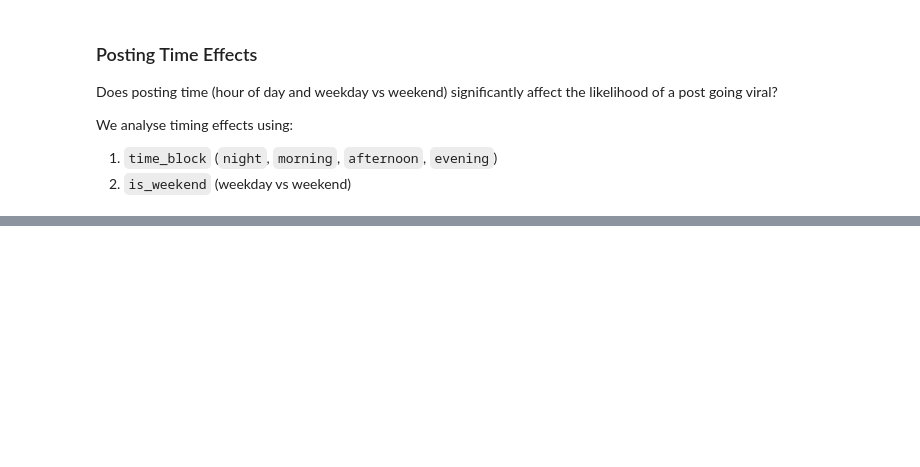
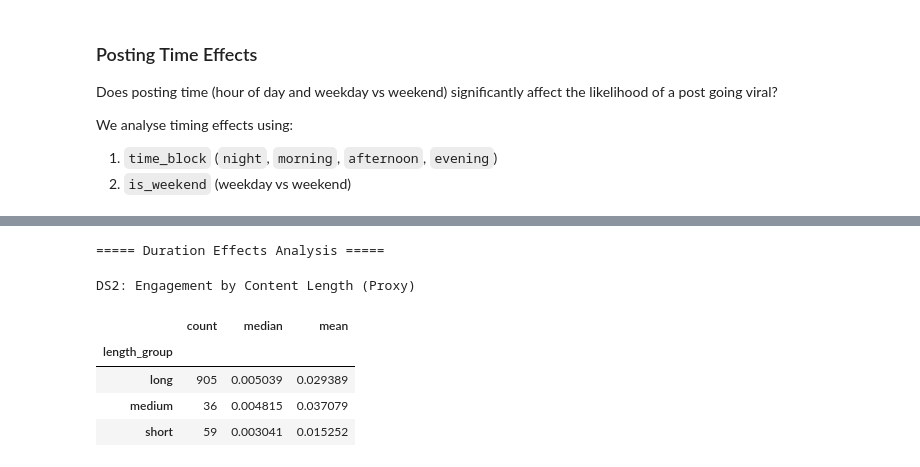
Before and after one commit to SlowToes/SC3021-SDAD-DS, a Jupyter notebook: main.ipynb, the cells around one changed output, grey strips where cells are left out. Cells and saved outputs as stored; diff of their text form; code cells hidden in the pictures; blank space fills up the shorter version.

```diff
--- a/main.ipynb
+++ b/main.ipynb
@@ -1786,0 +1879,4 @@ True          235  0.004245  0.110884
+# %%
+print("===== Duration Effects Analysis =====")
+# %% [output]
+===== Duration Effects Analysis =====
@@ -1786,0 +1888,11 @@ True          235  0.004245  0.110884
+# %%
+print("\nDS2: Engagement by Content Length (Proxy)")
+
+df_ds2.groupby("length_group")["engagement_rate"].agg(["count", "median", "mean"])
+# %% [output]
+DS2: Engagement by Content Length (Proxy)
+|  | count | median | mean |
+| length_group |  |  |  |
+| long | 905 | 0.005039 | 0.029389 |
+| medium | 36 | 0.004815 | 0.037079 |
+| short | 59 | 0.003041 | 0.015252 |
```
Also changed, not shown: parts of 17 cells of this notebook.
